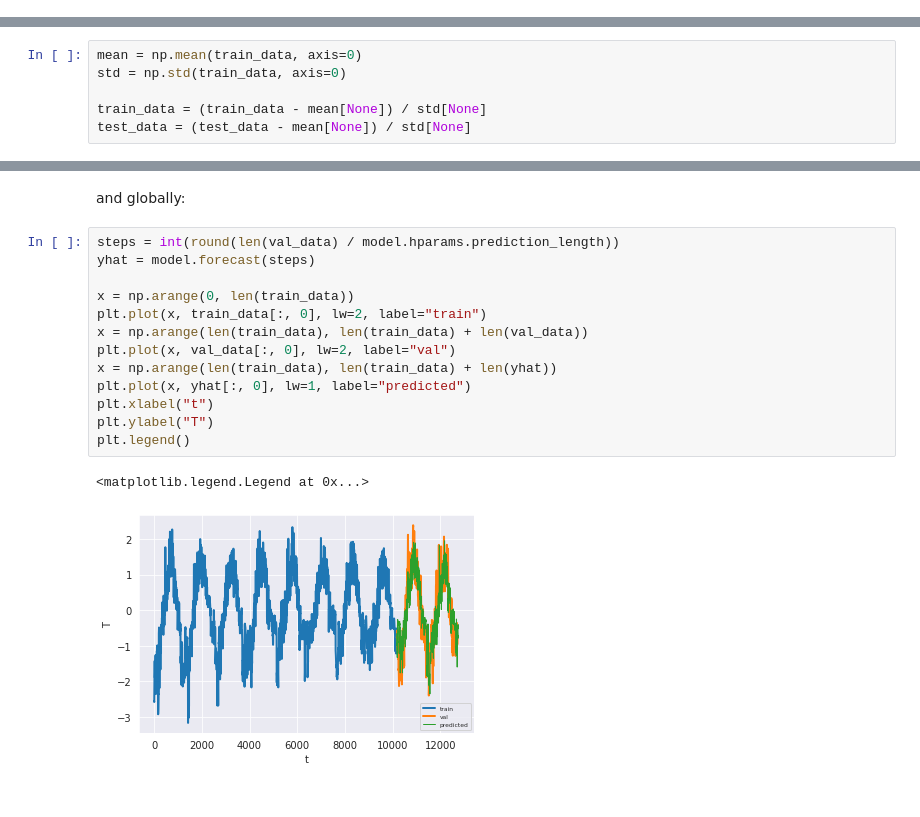
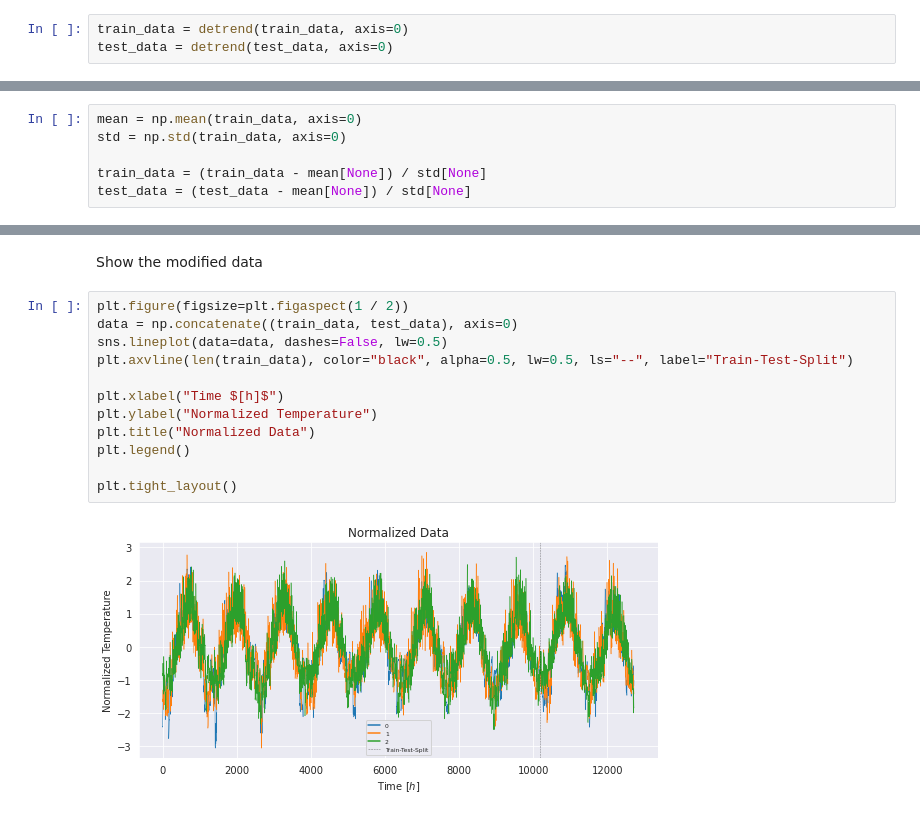
Before and after one commit to LarsKue/TSA-RNN-final-project, a Jupyter notebook: lstm.ipynb, the cells around one changed output, grey strips where cells are left out. Drawn from its saved outputs; the diff is of its cells as text.

Commit message:
Updated LSTM, added comments, added task 5, plots, etc.

```diff
--- a/lstm.ipynb
+++ b/lstm.ipynb
@@ -129,0 +137,3 @@ Normalize based on the training set
+# %%
+train_data = detrend(train_data, axis=0)
+test_data = detrend(test_data, axis=0)
@@ -613,18 +150,16 @@ plt.legend()
-# %% [markdown]
-and globally:
-# %%
-steps = int(round(len(val_data) / model.hparams.prediction_length))
-yhat = model.forecast(steps)
-
-x = np.arange(0, len(train_data))
-plt.plot(x, train_data[:, 0], lw=2, label="train")
-x = np.arange(len(train_data), len(train_data) + len(val_data))
-plt.plot(x, val_data[:, 0], lw=2, label="val")
-x = np.arange(len(train_data), len(train_data) + len(yhat))
-plt.plot(x, yhat[:, 0], lw=1, label="predicted")
-plt.xlabel("t")
-plt.ylabel("T")
-plt.legend()
-# %% [output]
-<matplotlib.legend.Legend at 0x...>
-[figure, removed]
+# %% [markdown]
+Show the modified data
+# %%
+plt.figure(figsize=plt.figaspect(1 / 2))
+data = np.concatenate((train_data, test_data), axis=0)
+sns.lineplot(data=data, dashes=False, lw=0.5)
+plt.axvline(len(train_data), color="black", alpha=0.5, lw=0.5, ls="--", label="Train-Test-Split")
+
+plt.xlabel("Time $[h]$")
+plt.ylabel("Normalized Temperature")
+plt.title("Normalized Data")
+plt.legend()
+
+plt.tight_layout()
+# %% [output]
+[figure, added]
```
Also changed, not shown: parts of 70 cells of this notebook.
